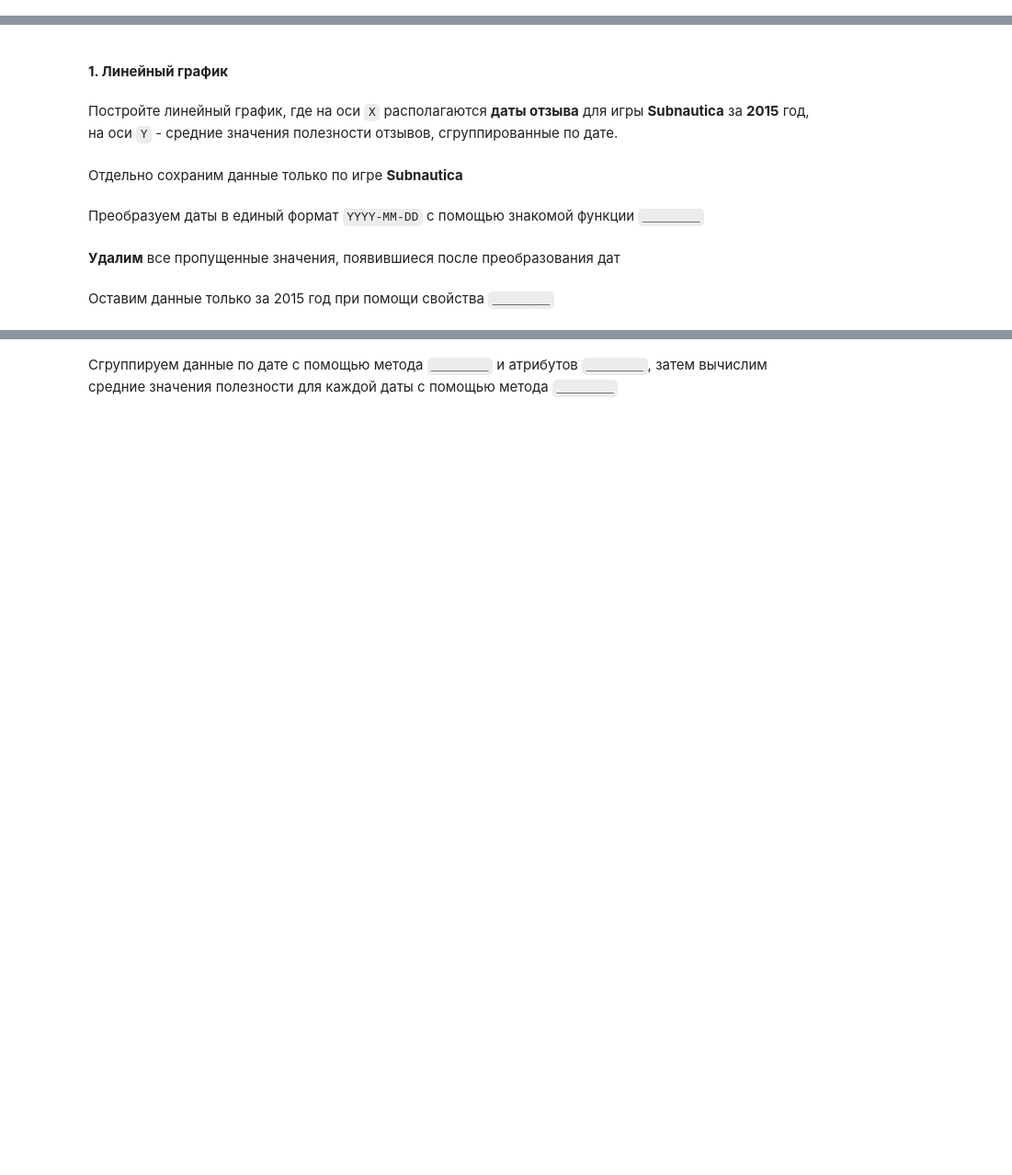
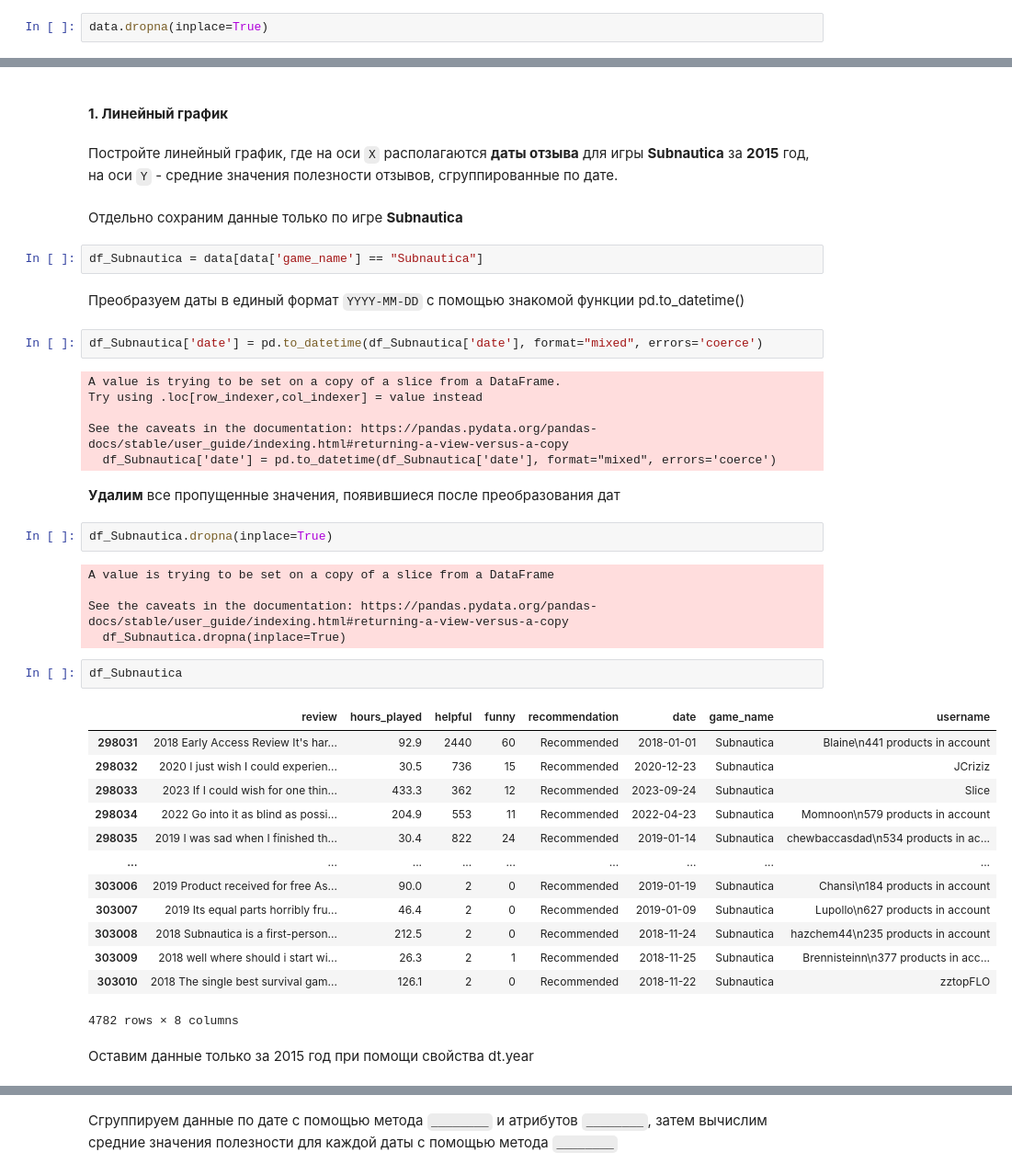
Before and after one commit to winter1x/top-python, a Jupyter notebook: анализ/matplotlib.ipynb, the cells around one changed output, grey strips where cells are left out. Shown at 92% size. Saved outputs shown, nothing was run; the diff lists cells and outputs as text; blank space fills up the shorter version.

```diff
--- a/анализ/matplotlib.ipynb
+++ b/анализ/matplotlib.ipynb
@@ -143,5 +264,7 @@ https://matplotlib.org/ - сайт с официальной документа
 # %% [markdown]
 Удалим строки с пропусками при помощи метода `________`
+# %%
+data.dropna(inplace=True)
 # %% [markdown]
 Запустим заново ячейку с кодом `________` и увидим, что ...
 # %% [markdown]
@@ -152,9 +275,42 @@ https://matplotlib.org/ - сайт с официальной документа
 Постройте линейный график, где на оси `Х` располагаются **даты отзыва** для игры **Subnautica** за **2015** год, на оси `Y` - средние значения полезности отзывов, сгруппированные по дате.
 # %% [markdown]
 Отдельно сохраним данные только по игре **Subnautica**
+# %%
+df_Subnautica = data[data['game_name'] == "Subnautica"]
 # %% [markdown]
-Преобразуем даты в единый формат `YYYY-MM-DD` с помощью знакомой функции `________`
+Преобразуем даты в единый формат `YYYY-MM-DD` с помощью знакомой функции pd.to_datetime()
+# %%
+df_Subnautica['date'] = pd.to_datetime(df_Subnautica['date'], format="mixed", errors='coerce')
+# %% [output]
+A value is trying to be set on a copy of a slice from a DataFrame.
+Try using .loc[row_indexer,col_indexer] = value instead
+
+See the caveats in the documentation: https://pandas.pydata.org/pandas-docs/stable/user_guide/indexing.html#returning-a-view-versus-a-copy
+  df_Subnautica['date'] = pd.to_datetime(df_Subnautica['date'], format="mixed", errors='coerce')
 # %% [markdown]
 **Удалим** все пропущенные значения, появившиеся после преобразования дат
+# %%
+df_Subnautica.dropna(inplace=True)
+# %% [output]
+A value is trying to be set on a copy of a slice from a DataFrame
+
+See the caveats in the documentation: https://pandas.pydata.org/pandas-docs/stable/user_guide/indexing.html#returning-a-view-versus-a-copy
+  df_Subnautica.dropna(inplace=True)
+# %%
+df_Subnautica
+# %% [output]
+|  | review | hours_played | helpful | funny | recommendation | date | game_name | username |
+| 298031 | 2018 Early Access Review It's har... | 92.9 | 2440 | 60 | Recommended | 2018-01-01 | Subnautica | Blaine\n441 products in account |
+| 298032 | 2020 I just wish I could experien... | 30.5 | 736 | 15 | Recommended | 2020-12-23 | Subnautica | JCriziz |
+| 298033 | 2023 If I could wish for one thin... | 433.3 | 362 | 12 | Recommended | 2023-09-24 | Subnautica | Slice |
+| 298034 | 2022 Go into it as blind as possi... | 204.9 | 553 | 11 | Recommended | 2022-04-23 | Subnautica | Momnoon\n579 products in account |
+| 298035 | 2019 I was sad when I finished th... | 30.4 | 822 | 24 | Recommended | 2019-01-14 | Subnautica | chewbaccasdad\n534 products in ac... |
+| ... | ... | ... | ... | ... | ... | ... | ... | ... |
+| 303006 | 2019 Product received for free As... | 90.0 | 2 | 0 | Recommended | 2019-01-19 | Subnautica | Chansi\n184 products in account |
+| 303007 | 2019 Its equal parts horribly fru... | 46.4 | 2 | 0 | Recommended | 2019-01-09 | Subnautica | Lupollo\n627 products in account |
+| 303008 | 2018 Subnautica is a first-person... | 212.5 | 2 | 0 | Recommended | 2018-11-24 | Subnautica | hazchem44\n235 products in account |
+| 303009 | 2018 well where should i start wi... | 26.3 | 2 | 1 | Recommended | 2018-11-25 | Subnautica | Brennisteinn\n377 products in acc... |
+| 303010 | 2018 The single best survival gam... | 126.1 | 2 | 0 | Recommended | 2018-11-22 | Subnautica | zztopFLO |
+4782 rows × 8 columns
 # %% [markdown]
-Оставим данные только за 2015 год при помощи свойства `________`
+Оставим данные только за 2015 год при помощи свойства dt.year
```
Also changed, not shown: parts of 17 cells of this notebook.
